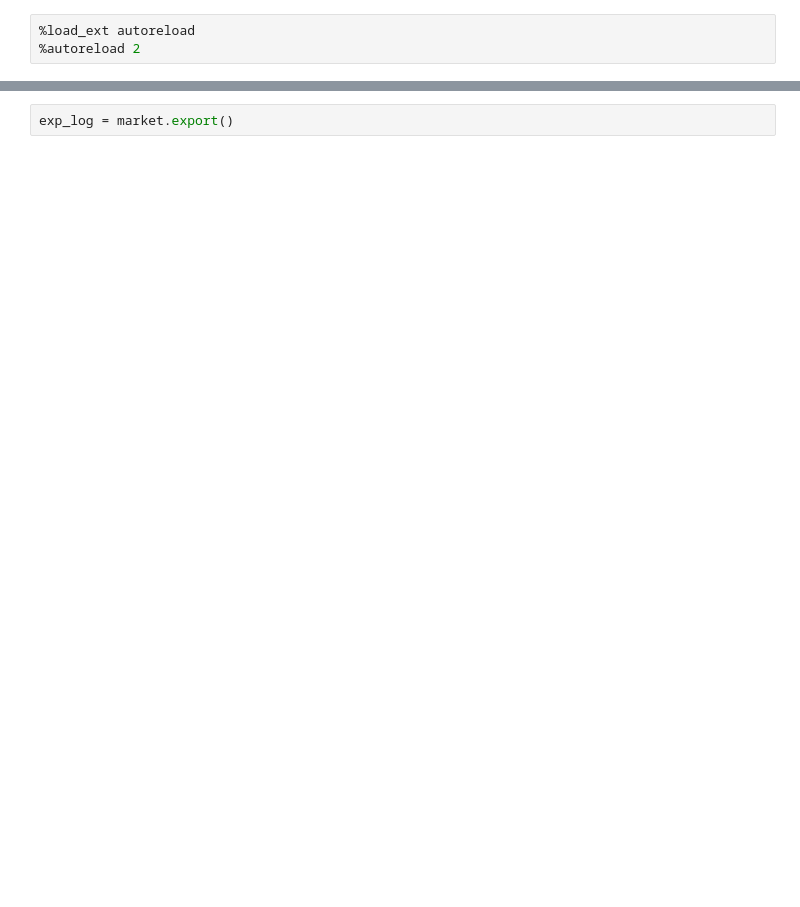
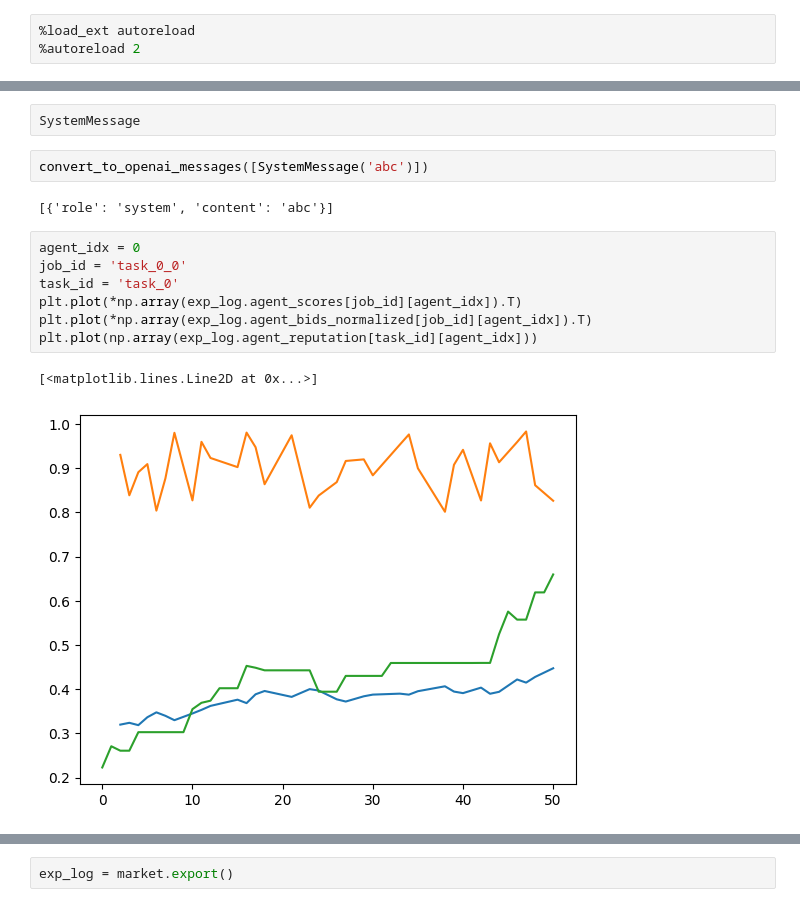
Before and after one commit to chy-chiu/ssa, a Jupyter notebook: explore.ipynb, the cells around one changed output, grey strips where cells are left out. Cells and saved outputs as stored; diff of their text form; blank space fills up the shorter version.

```diff
--- a/explore.ipynb
+++ b/explore.ipynb
@@ -55,0 +145,16 @@ cip_c: cip_c_0@10.0, cip_c_1@10.0
+# %%
+SystemMessage
+# %%
+convert_to_openai_messages([SystemMessage('abc')])
+# %% [output]
+[{'role': 'system', 'content': 'abc'}]
+# %%
+agent_idx = 0
+job_id = 'task_0_0'
+task_id = 'task_0'
+plt.plot(*np.array(exp_log.agent_scores[job_id][agent_idx]).T)
+plt.plot(*np.array(exp_log.agent_bids_normalized[job_id][agent_idx]).T)
+plt.plot(np.array(exp_log.agent_reputation[task_id][agent_idx]))
+# %% [output]
+[<matplotlib.lines.Line2D at 0x...>]
+[figure, added]
```
Also changed, not shown: parts of 47 cells of this notebook, 9 other files.
